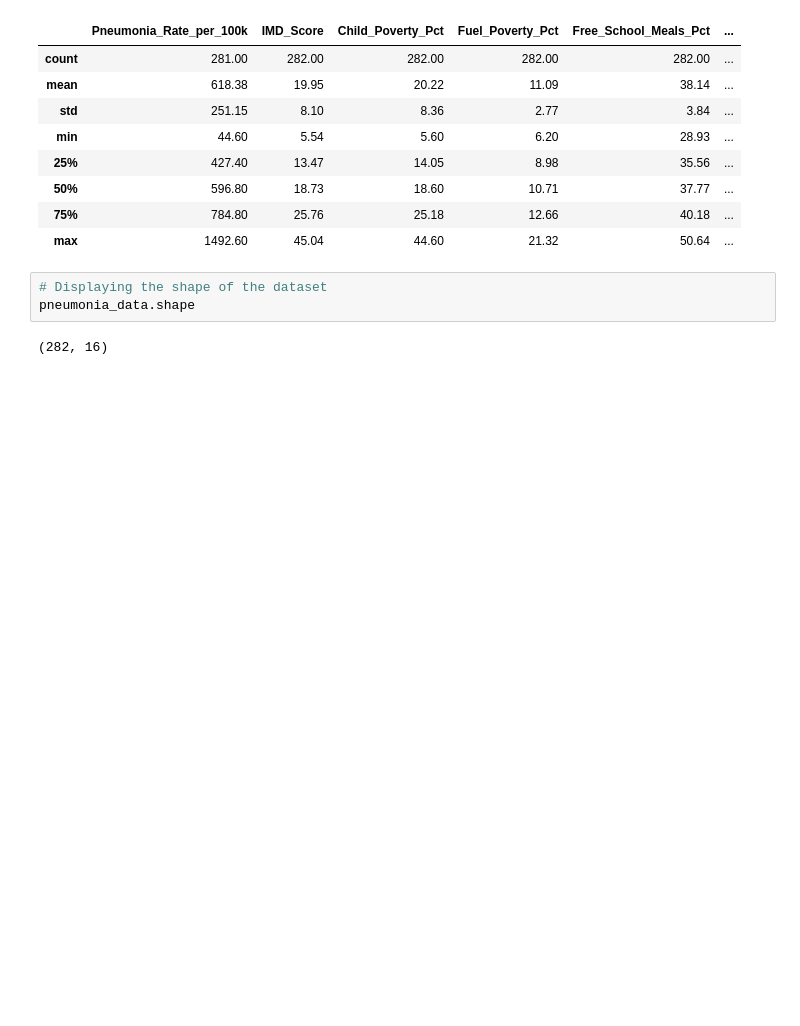
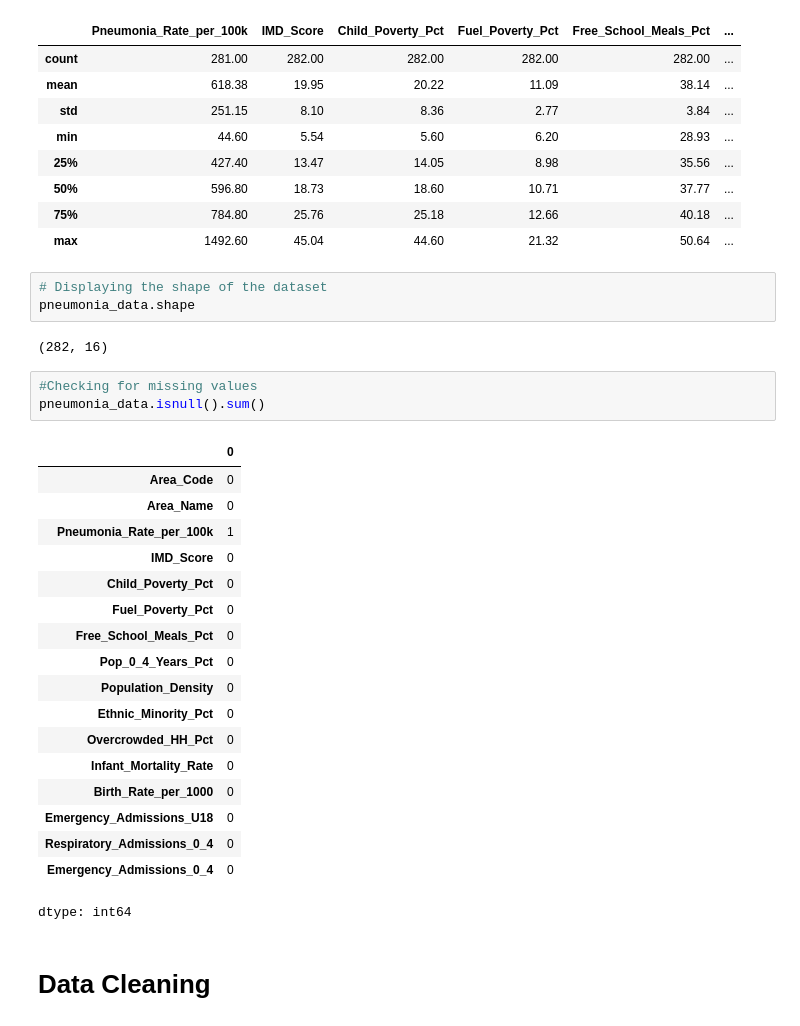
Before and after one commit to IfeakanduBenedict/pediatric-pneumonia-ml-england, a Jupyter notebook: Pediatric_Pneumonia_Analysis.ipynb, the cells around one changed output. Saved outputs shown, nothing was run; the diff lists cells and outputs as text; blank space fills up the shorter version.

```diff
--- a/Pediatric_Pneumonia_Analysis.ipynb
+++ b/Pediatric_Pneumonia_Analysis.ipynb
@@ -168,3 +168,27 @@ pneumonia_data.describe()
 pneumonia_data.shape
 # %% [output]
 (282, 16)
+# %%
+#Checking for missing values
+pneumonia_data.isnull().sum()
+# %% [output]
+|  | 0 |
+| Area_Code | 0 |
+| Area_Name | 0 |
+| Pneumonia_Rate_per_100k | 1 |
+| IMD_Score | 0 |
+| Child_Poverty_Pct | 0 |
+| Fuel_Poverty_Pct | 0 |
+| Free_School_Meals_Pct | 0 |
+| Pop_0_4_Years_Pct | 0 |
+| Population_Density | 0 |
+| Ethnic_Minority_Pct | 0 |
+| Overcrowded_HH_Pct | 0 |
+| Infant_Mortality_Rate | 0 |
+| Birth_Rate_per_1000 | 0 |
+| Emergency_Admissions_U18 | 0 |
+| Respiratory_Admissions_0_4 | 0 |
+| Emergency_Admissions_0_4 | 0 |
+dtype: int64
+# %% [markdown]
+# **Data Cleaning**
```
